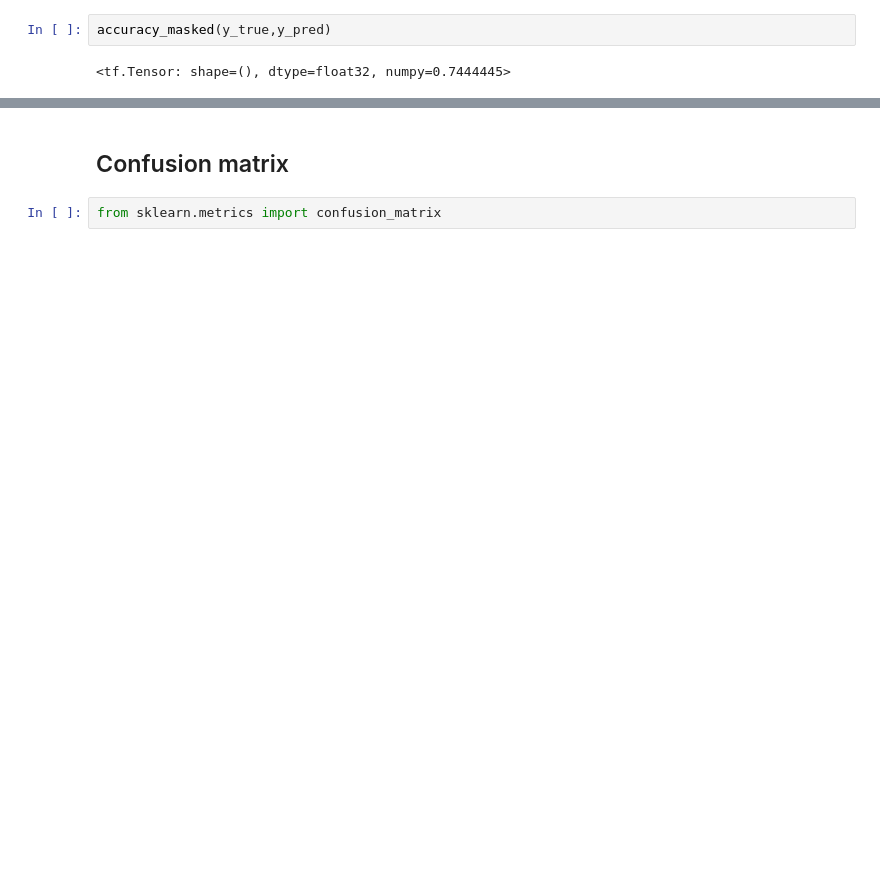
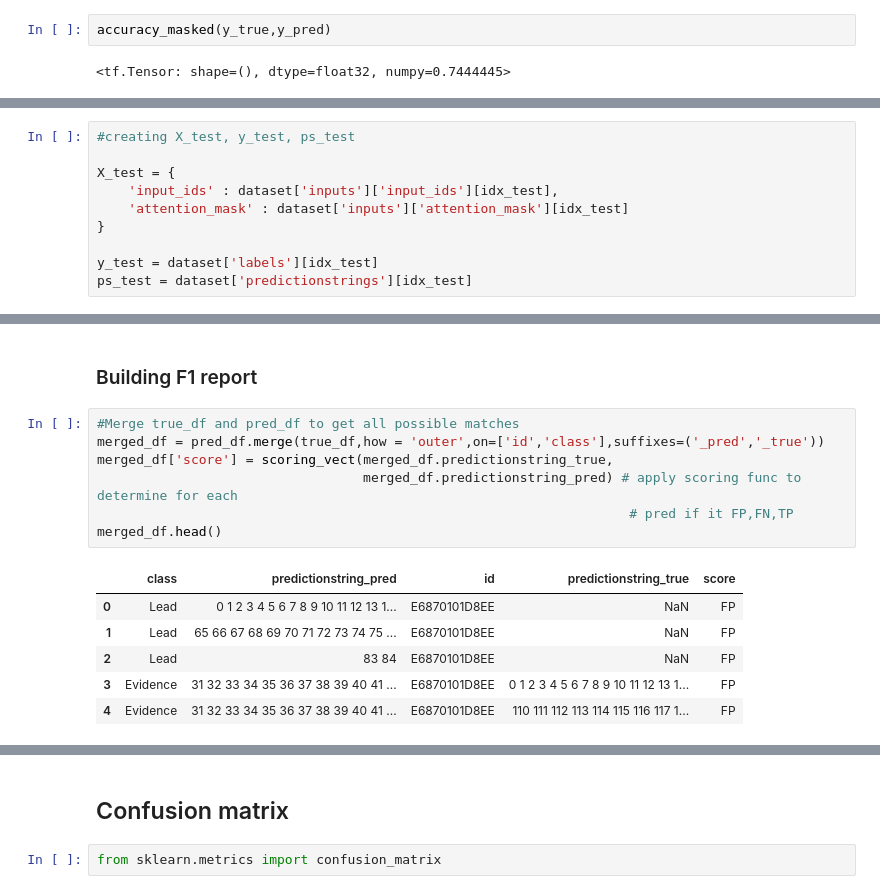
Before and after one commit to arthurcol/feedback_prize, a Jupyter notebook: notebooks/metrics.ipynb, the cells around one changed output, grey strips where cells are left out. Drawn from its saved outputs; the diff is of its cells as text; blank space fills up the shorter version.

```diff
--- a/notebooks/metrics.ipynb
+++ b/notebooks/metrics.ipynb
@@ -499,0 +156,10 @@ merged_df[merged_df['FN']==1]['unique_id_pred'].duplicated().sum()
+# %%
+#creating X_test, y_test, ps_test
+
+X_test = {
+    'input_ids' : dataset['inputs']['input_ids'][idx_test],
+    'attention_mask' : dataset['inputs']['attention_mask'][idx_test]
+}
+
+y_test = dataset['labels'][idx_test]
+ps_test = dataset['predictionstrings'][idx_test]
@@ -499,0 +378,16 @@ merged_df[merged_df['FN']==1]['unique_id_pred'].duplicated().sum()
+# %% [markdown]
+### Building F1 report
+# %%
+#Merge true_df and pred_df to get all possible matches
+merged_df = pred_df.merge(true_df,how = 'outer',on=['id','class'],suffixes=('_pred','_true'))
+merged_df['score'] = scoring_vect(merged_df.predictionstring_true,
+                                  merged_df.predictionstring_pred) # apply scoring func to determine for each
+                                                                    # pred if it FP,FN,TP
+merged_df.head()
+# %% [output]
+|  | class | predictionstring_pred | id | predictionstring_true | score |
+| 0 | Lead | 0 1 2 3 4 5 6 7 8 9 10 11 12 13 1... | E6870101D8EE | NaN | FP |
+| 1 | Lead | 65 66 67 68 69 70 71 72 73 74 75 ... | E6870101D8EE | NaN | FP |
+| 2 | Lead | 83 84 | E6870101D8EE | NaN | FP |
+| 3 | Evidence | 31 32 33 34 35 36 37 38 39 40 41 ... | E6870101D8EE | 0 1 2 3 4 5 6 7 8 9 10 11 12 13 1... | FP |
+| 4 | Evidence | 31 32 33 34 35 36 37 38 39 40 41 ... | E6870101D8EE | 110 111 112 113 114 115 116 117 1... | FP |
```
Also changed, not shown: parts of 68 cells of this notebook, 2 other files.
